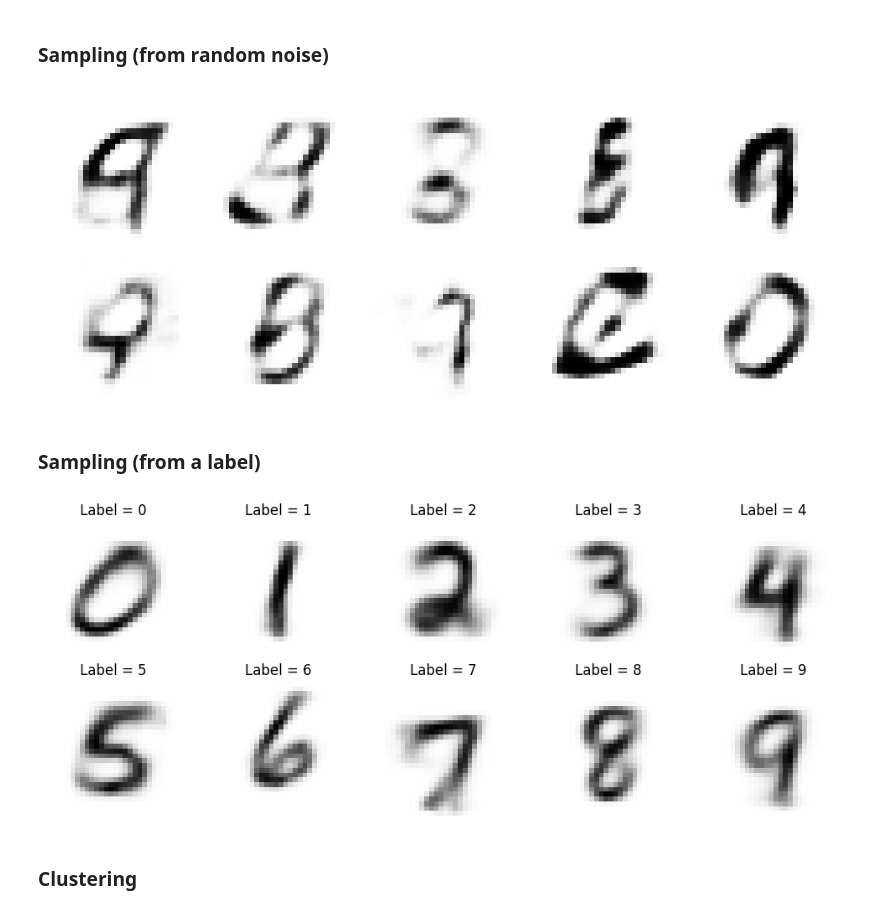
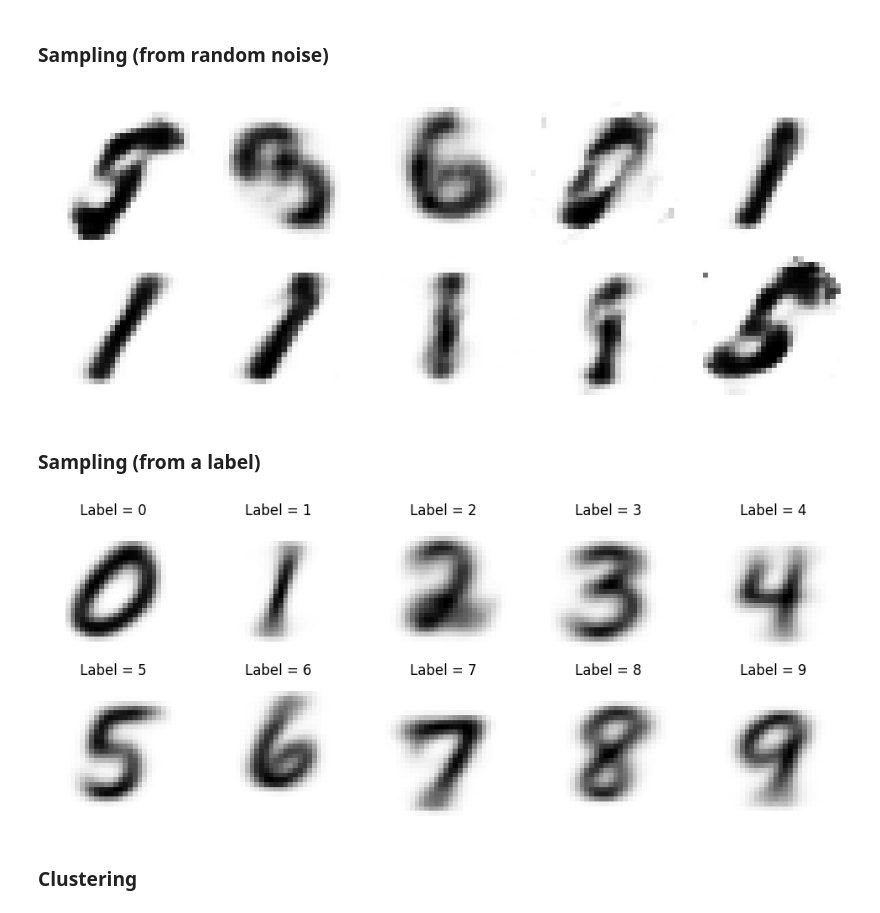
Before and after one commit to phykn/clip-vae, a Jupyter notebook: test.ipynb, the cells around one changed output. Saved outputs shown, nothing was run; the diff lists cells and outputs as text; code cells hidden in the pictures.

```diff
--- a/test.ipynb
+++ b/test.ipynb
@@ -15,19 +15,19 @@ model.eval();
 ### Sampling (from random noise)
 # %%
 with torch.no_grad():
-    z = torch.randn(10, 64, device = "cuda")
+    z = torch.randn(10, 16, device = "cuda")
     samples = model.decode_image(z)
     samples = samples.reshape(-1, 1, 28, 28)[:, 0, :, :].cpu().numpy()
 
 plt.figure(figsize = (10, 4))
 for i, sample in enumerate(samples):
     plt.subplot(2, 5, i + 1)
     plt.imshow(sample, cmap = "binary")
     plt.axis("off")
 plt.tight_layout()
 plt.show()
 # %% [output]
-[figure, old version]
+[figure, new version]
 # %% [markdown]
 ### Sampling (from a label)
 # %%
@@ -46,7 +46,7 @@ for i, sample in enumerate(samples):
 plt.tight_layout()
 plt.show()
 # %% [output]
-[figure, old version]
+[figure, new version]
 # %% [markdown]
 ### Clustering
 # %%
```
Also changed, not shown: parts of 2 cells of this notebook, 3 other files.
